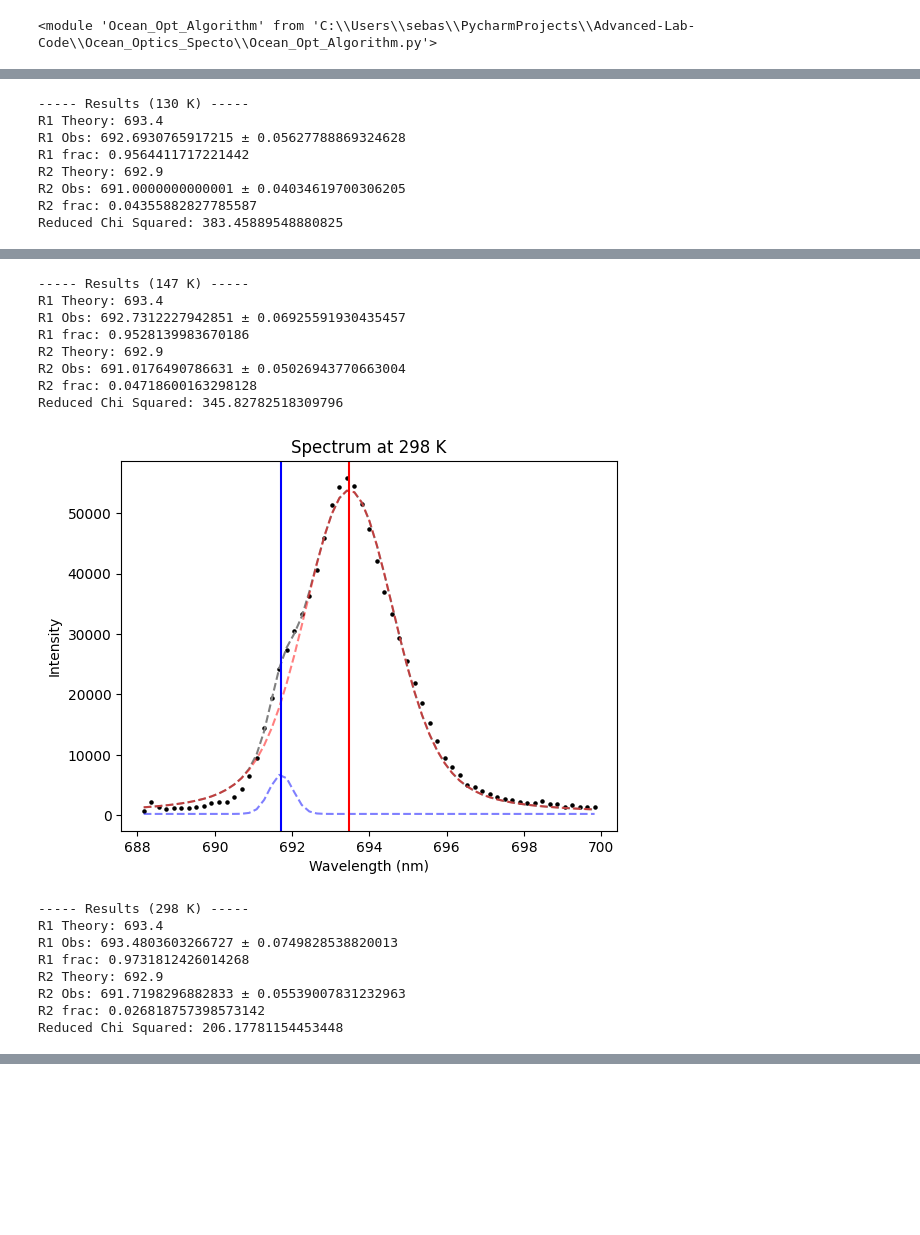
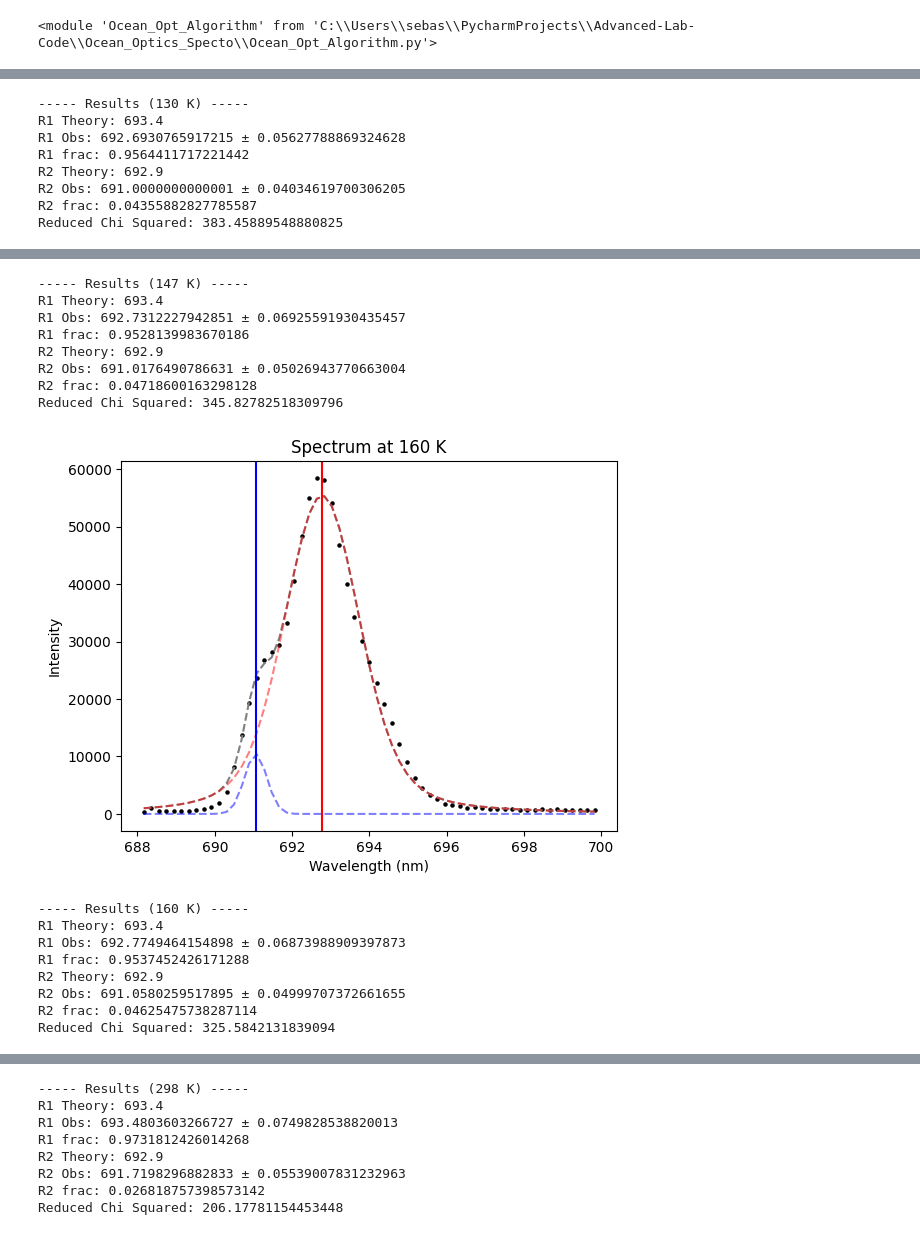
Before and after one commit to Sebastian426/Advanced-Lab-Code, a Jupyter notebook: Ocean_Optics_Specto/Ocean_Opt_V3.ipynb, the cells around one changed output, grey strips where cells are left out. Cells and saved outputs as stored; diff of their text form; code cells hidden in the pictures; blank space fills up the shorter version.

```diff
--- a/Ocean_Optics_Specto/Ocean_Opt_V3.ipynb
+++ b/Ocean_Optics_Specto/Ocean_Opt_V3.ipynb
@@ -14,6 +14,7 @@ column_names = [
     ["W_112","I_112"],
     ["W_130","I_130"],
     ["W_147","I_147"],
+    ["W_160","I_160"],
     ["W_298","I_298"]
 ]
 
@@ -22,6 +23,7 @@ center1_guesses = {
     112: 691,
     130: 691,
     147: 691,
+    160: 691,
     298: 692
 }
 
@@ -41,39 +43,39 @@ R2 Theory: 692.9
 R2 Obs: 691.0000000000001 ± 0.07013954160149793
 R2 frac: 0.043834459165215015
 Reduced Chi Squared: 516.8066042981626
 [figure]
 ----- Results (112 K) -----
 R1 Theory: 693.4
 R1 Obs: 692.6482658118451 ± 0.06989988764691422
 R1 frac: 0.9548270687973247
 R2 Theory: 692.9
 R2 Obs: 691.0000000000001 ± 0.05088527740726955
 R2 frac: 0.04517293120267536
 Reduced Chi Squared: 474.732005097061
 [figure]
 ----- Results (130 K) -----
 R1 Theory: 693.4
 R1 Obs: 692.6930765917215 ± 0.05627788869324628
 R1 frac: 0.9564411717221442
 R2 Theory: 692.9
 R2 Obs: 691.0000000000001 ± 0.04034619700306205
 R2 frac: 0.04355882827785587
 Reduced Chi Squared: 383.45889548880825
 [figure]
 ----- Results (147 K) -----
 R1 Theory: 693.4
 R1 Obs: 692.7312227942851 ± 0.06925591930435457
 R1 frac: 0.9528139983670186
 R2 Theory: 692.9
 R2 Obs: 691.0176490786631 ± 0.05026943770663004
 R2 frac: 0.04718600163298128
 Reduced Chi Squared: 345.82782518309796
-[figure, old version]
+[figure, new version]
------ Results (298 K) -----
+----- Results (160 K) -----
 R1 Theory: 693.4
-R1 Obs: 693.4803603266727 ± 0.0749828538820013
-R1 frac: 0.9731812426014268
+R1 Obs: 692.7749464154898 ± 0.06873988909397873
+R1 frac: 0.9537452426171288
 R2 Theory: 692.9
-R2 Obs: 691.7198296882833 ± 0.05539007831232963
-R2 frac: 0.026818757398573142
-Reduced Chi Squared: 206.17781154453448
+R2 Obs: 691.0580259517895 ± 0.04999707372661655
+R2 frac: 0.04625475738287114
+Reduced Chi Squared: 325.5842131839094
@@ -80,0 +83,8 @@ Reduced Chi Squared: 206.17781154453448
+----- Results (298 K) -----
+R1 Theory: 693.4
+R1 Obs: 693.4803603266727 ± 0.0749828538820013
+R1 frac: 0.9731812426014268
+R2 Theory: 692.9
+R2 Obs: 691.7198296882833 ± 0.05539007831232963
+R2 frac: 0.026818757398573142
+Reduced Chi Squared: 206.17781154453448
```
Also changed, not shown: parts of 4 cells of this notebook, 2 other files.
